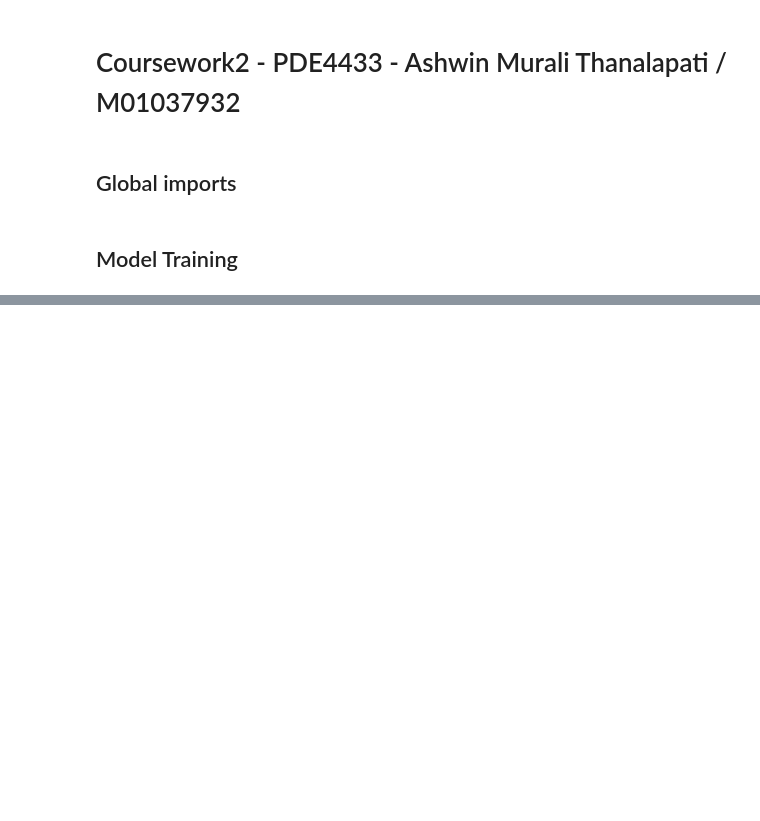
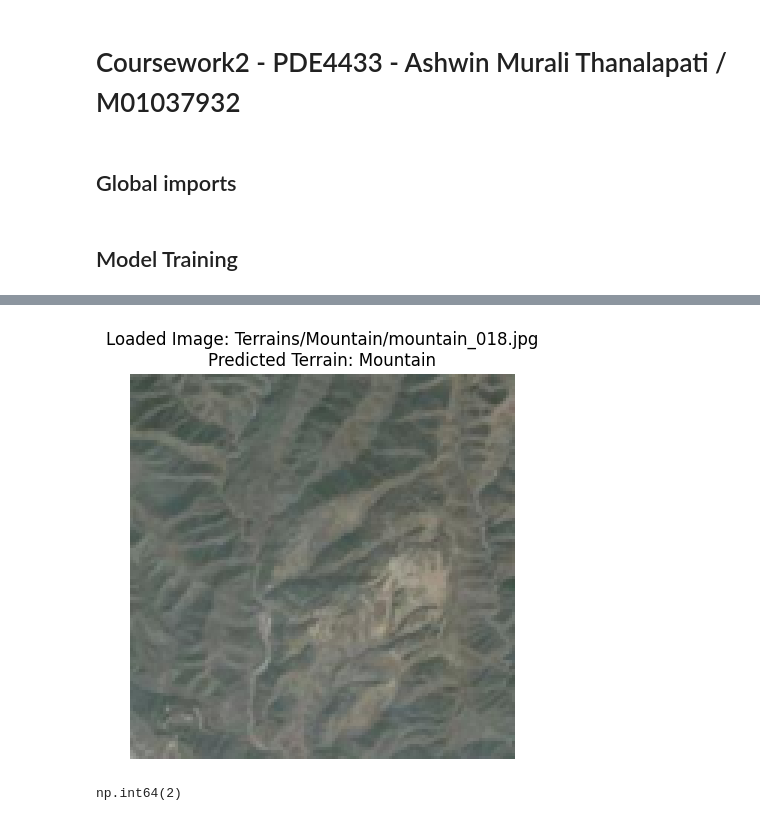
Before and after one commit to cruisemaniac/pde4433_coursework2, a Jupyter notebook: coursework2.ipynb, the cells around one changed output, grey strips where cells are left out. Cells and saved outputs as stored; diff of their text form; code cells hidden in the pictures; blank space fills up the shorter version.

```diff
--- a/coursework2.ipynb
+++ b/coursework2.ipynb
@@ -138,0 +192,26 @@ Test accuracy: 0.910937488079071
+# %%
+# Testing prediction for a given image
+
+def predict_terrain(image_path):
+    img = Image.open(image_path)
+    img = img.resize((img_height, img_width))
+    img_array = np.array(img) / 255.0
+    img_array = np.expand_dims(img_array, axis=0)
+
+    this_prediction = model.predict(img_array)
+    predicted_class = np.argmax(this_prediction)
+    # return classes[predicted_class]
+
+    # Display the image and prediction
+    plt.figure(figsize=(5, 5))
+    plt.imshow(img)
+    plt.title(f'Loaded Image: {image_path}\nPredicted Terrain: {classes[predicted_class]}')
+    plt.axis('off')
+    plt.show()
+
+    return predicted_class
+# %%
+# Load image and run prediction
+
+predict_terrain('Terrains/Mountain/mountain_018.jpg')
+# %% [output]
@@ -138,0 +219,2 @@ Test accuracy: 0.910937488079071
+[figure, added]
+np.int64(2)
```
Also changed, not shown: parts of 5 cells of this notebook.
